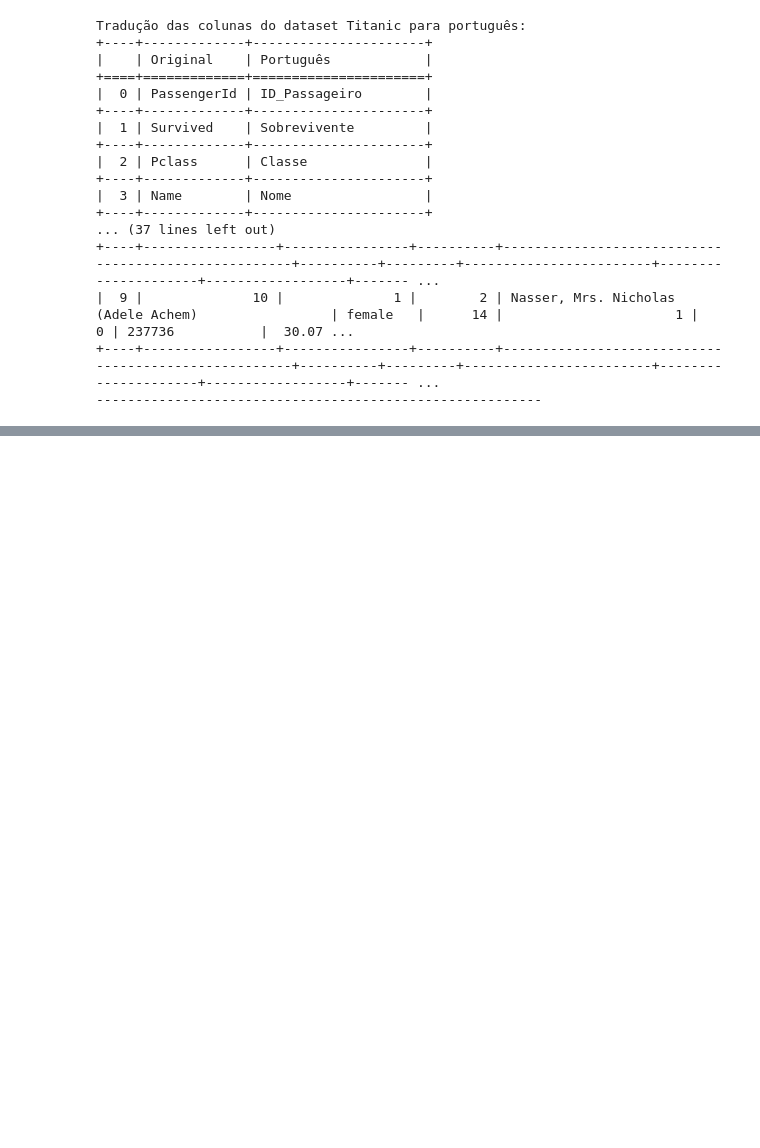
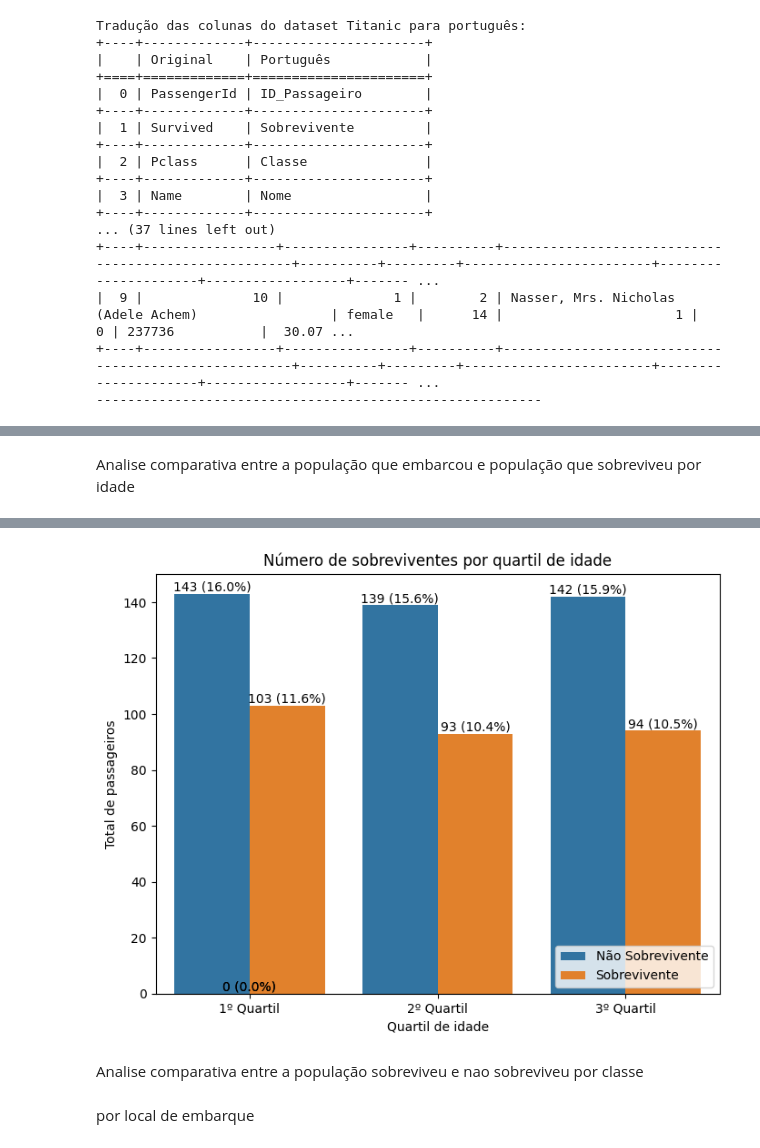
Before and after one commit to maraamaral/SCTec, a Jupyter notebook: Periodo1-Introducao_ao_Data_Science/Codes/Passo 3 - Analisar.ipynb, the cells around one changed output, grey strips where cells are left out. Drawn from its saved outputs; the diff is of its cells as text; code cells hidden in the pictures; blank space fills up the shorter version.

```diff
--- a/Periodo1-Introducao_ao_Data_Science/Codes/Passo 3 - Analisar.ipynb
+++ b/Periodo1-Introducao_ao_Data_Science/Codes/Passo 3 - Analisar.ipynb
@@ -72,0 +228,65 @@ Tradução das colunas do dataset Titanic para português:
+# %% [markdown]
+Analise comparativa entre a população que embarcou e população que sobreviveu por idade
+# %%
+#distribuição de frequências da coluna idade
+#resumo estatístico da coluna Idade
+print("Resumo estatístico dos dados sobre Idade:")
+
+dados = df['Idade'].describe()
+dados = dados.rename({
+    'count': 'Total de passageiros com idade registrada',
+    'mean': 'Média',
+    'std': 'Desvio padrão',
+    'min': 'Idade mínima',
+    '25%': '25% - 1º Quartil',
+    '50%': '50% - Mediana',
+    '75%': '75% - 3º Quartil',
+    'max': 'Idade máxima'
+})
+
+#imprime o resumo estatístico da coluna Idade em formato de tabela
+print(tabulate(dados.to_frame(), headers=["Estatística", "Valor"], tablefmt="grid"))
+
+# Criar quartis de idade
+df['Quartil_Idade'] = pd.qcut(df['Idade'], q=3, labels=['1º Quartil','2º Quartil','3º Quartil'])
+
+# contar totais por quartil
+total_por_quartil = df.groupby('Quartil_Idade').size().reset_index(name='Total')
+
+# Contar totais sobreviventes por quartil
+sobreviventes_por_quartil = df[df['Sobrevivente'] == 'Sobrevivente'].groupby('Quartil_Idade').size().reset_index(name='Total')
+
+# Contar totais nao sobreviventes por quartil
+nao_sobreviventes_por_quartil = df[df['Sobrevivente'] == 'Não Sobrevivente'].groupby('Quartil_Idade').size().reset_index(name='Total')
+
+#print('Total de passageiros por quartil de idade:')
+#print(total_por_quartil)
+
+#print("Número de sobreviventes por quartil de idade:")
+#print(sobreviventes_por_quartil)
+
+#print("Número de não sobreviventes por quartil de idade:")
+#print(nao_sobreviventes_por_quartil)
+
+# Gráfico
+plt.figure(figsize=(8,6))
+ax = sns.countplot(x='Quartil_Idade', hue='Sobrevivente', data=df)
+
+plt.title("Número de sobreviventes por quartil de idade")
+plt.xlabel("Quartil de idade")
+plt.ylabel("Total de passageiros")
+plt.legend(title=None, loc='lower right') #remove o título da legenda e posiciona no canto inferior direito
+
+# Adicionar valores em cima das barras
+for p in ax.patches:
+    height = p.get_height()
+    percent = (height / total_embarcados) * 100
+    ax.annotate(f'{int(height)} ({percent:.1f}%)',
+                (p.get_x() + p.get_width() / 2., height),
+                ha='center', va='bottom')
+
+plt.show()
+
+#sns.histplot(df, x='Idade', hue='Status', multiple='stack')
+#plt.show()
+# %% [output]
@@ -72,0 +313,3 @@ Tradução das colunas do dataset Titanic para português:
+[figure, added]
+# %% [markdown]
+Analise comparativa entre a população sobreviveu e nao sobreviveu por classe
@@ -72,0 +321,2 @@ Tradução das colunas do dataset Titanic para português:
+# %% [markdown]
+por local de embarque
```
Also changed, not shown: parts of 10 cells of this notebook, 1 other file.
